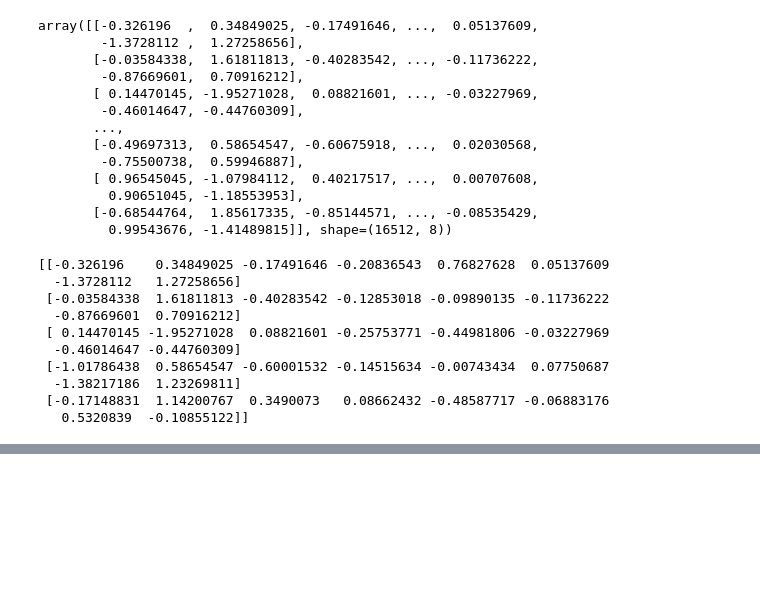
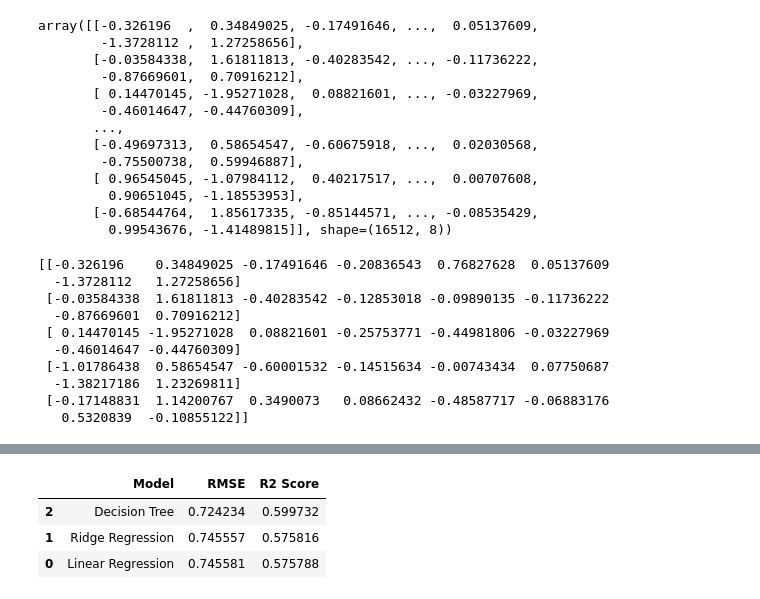
Before and after one commit to khasif18/house-price-predictor-, a Jupyter notebook: sk2_ml_model_comparison.ipynb, the cells around one changed output, grey strips where cells are left out. Drawn from its saved outputs; the diff is of its cells as text; code cells hidden in the pictures; blank space fills up the shorter version.

```diff
--- a/sk2_ml_model_comparison.ipynb
+++ b/sk2_ml_model_comparison.ipynb
@@ -141,0 +243,7 @@ print(X_train_scaled[:5])
+# %%
+results.sort_values(by="R2 Score", ascending=False)
+# %% [output]
+|  | Model | RMSE | R2 Score |
+| 2 | Decision Tree | 0.724234 | 0.599732 |
+| 1 | Ridge Regression | 0.745557 | 0.575816 |
+| 0 | Linear Regression | 0.745581 | 0.575788 |
```
Also changed, not shown: parts of 12 cells of this notebook.
